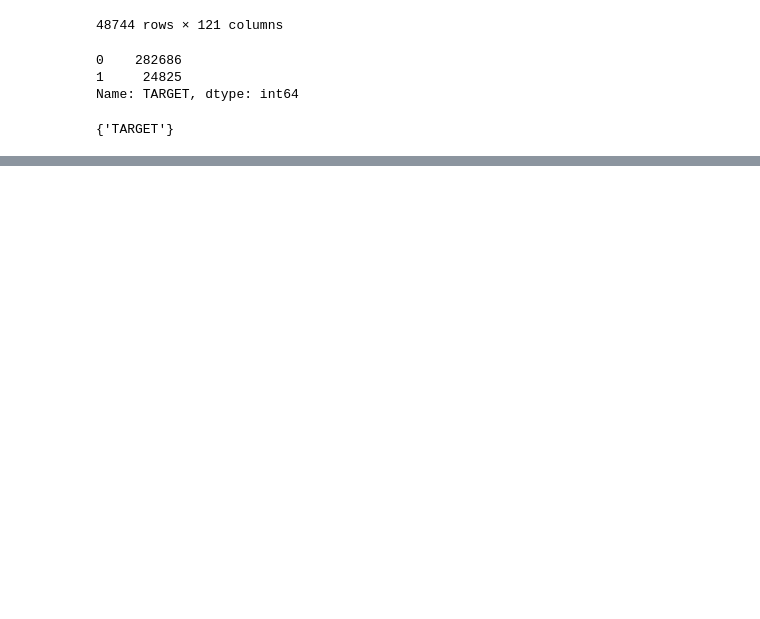
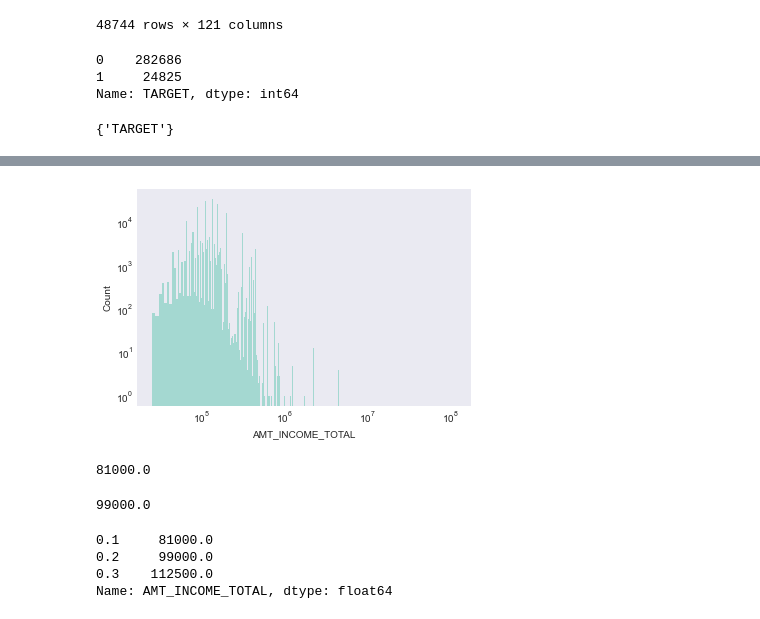
Before and after one commit to dolitham/home-credit, a Jupyter notebook: exploration.ipynb, the cells around one changed output, grey strips where cells are left out. Saved outputs shown, nothing was run; the diff lists cells and outputs as text; code cells hidden in the pictures; blank space fills up the shorter version.

```diff
--- a/exploration.ipynb
+++ b/exploration.ipynb
@@ -90,0 +140,23 @@ set(application_train.columns) - set(application_test.columns)
+# %%
+g = sns.histplot(data=application_train, x="AMT_INCOME_TOTAL")
+g.set_yscale("log")
+g.set_xscale("log")
+plt.title('')
+plt.show()
+# %% [output]
+[figure, added]
+# %%
+application_train['AMT_INCOME_TOTAL'].quantile(.1)
+# %% [output]
+81000.0
+# %%
+application_train['AMT_INCOME_TOTAL'].quantile(.2)
+# %% [output]
+99000.0
+# %%
+application_train['AMT_INCOME_TOTAL'].quantile([.1, .2, .3])
+# %% [output]
+0.1     81000.0
+0.2     99000.0
+0.3    112500.0
+Name: AMT_INCOME_TOTAL, dtype: float64
```
Also changed, not shown: parts of 23 cells of this notebook, 6 other files.
